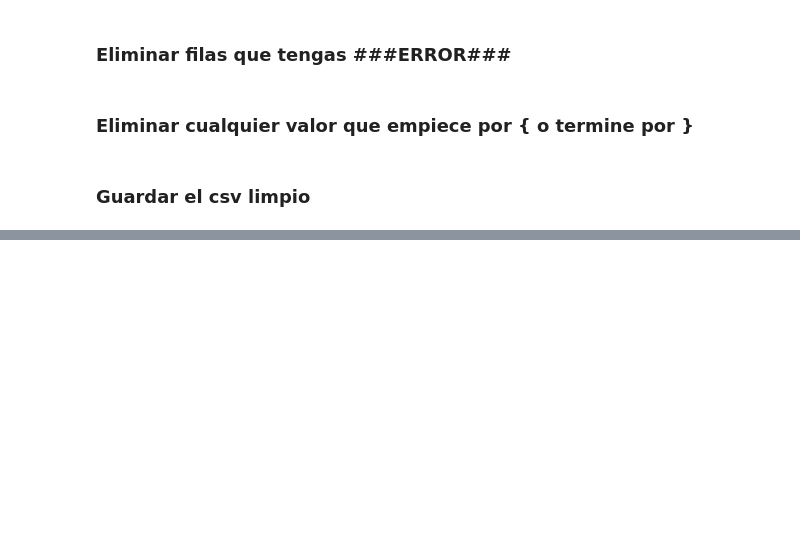
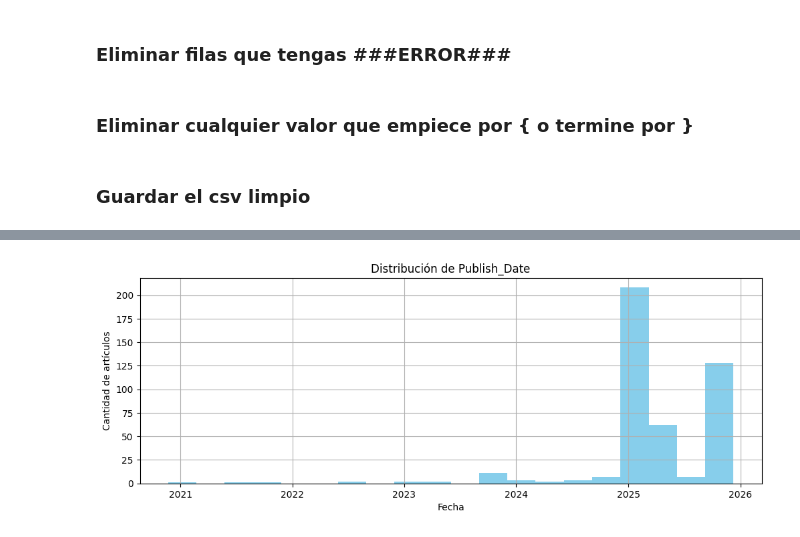
Before and after one commit to bigdatawirtz/datawrangling_challenge, a Jupyter notebook: submissions/karina_baibak/datacleaner/cleaner.ipynb, the cells around one changed output, grey strips where cells are left out. Saved outputs shown, nothing was run; the diff lists cells and outputs as text; code cells hidden in the pictures; blank space fills up the shorter version.

```diff
--- a/submissions/karina_baibak/datacleaner/cleaner.ipynb
+++ b/submissions/karina_baibak/datacleaner/cleaner.ipynb
@@ -76,3 +74,5 @@ df.dropna(subset=['Source'], inplace=True)
 ### Guardar el csv limpio
 # %%
 df.to_csv("clean_dataset.csv", index=False, encoding="utf-8")
+# %%
+df = pd.read_csv("clean_dataset.csv")
@@ -78,0 +124,7 @@ df.to_csv("clean_dataset.csv", index=False, encoding="utf-8")
+# %%
+df['Publish_Date'] = pd.to_datetime(df['Publish_Date'], errors='coerce')
+
+print("\nResumen de fechas:")
+print("Fecha mínima:", df['Publish_Date'].min())
+print("Fecha máxima:", df['Publish_Date'].max())
+print("Fecha más frecuente:", df['Publish_Date'].mode().values)
@@ -78,0 +136,9 @@ df.to_csv("clean_dataset.csv", index=False, encoding="utf-8")
+# %%
+plt.figure(figsize=(12,4))
+df['Publish_Date'].hist(bins=20, color='skyblue')
+plt.title("Distribución de Publish_Date")
+plt.xlabel("Fecha")
+plt.ylabel("Cantidad de artículos")
+plt.show()
+# %% [output]
+[figure, added]
```
Also changed, not shown: parts of 8 cells of this notebook, 1 other file.
